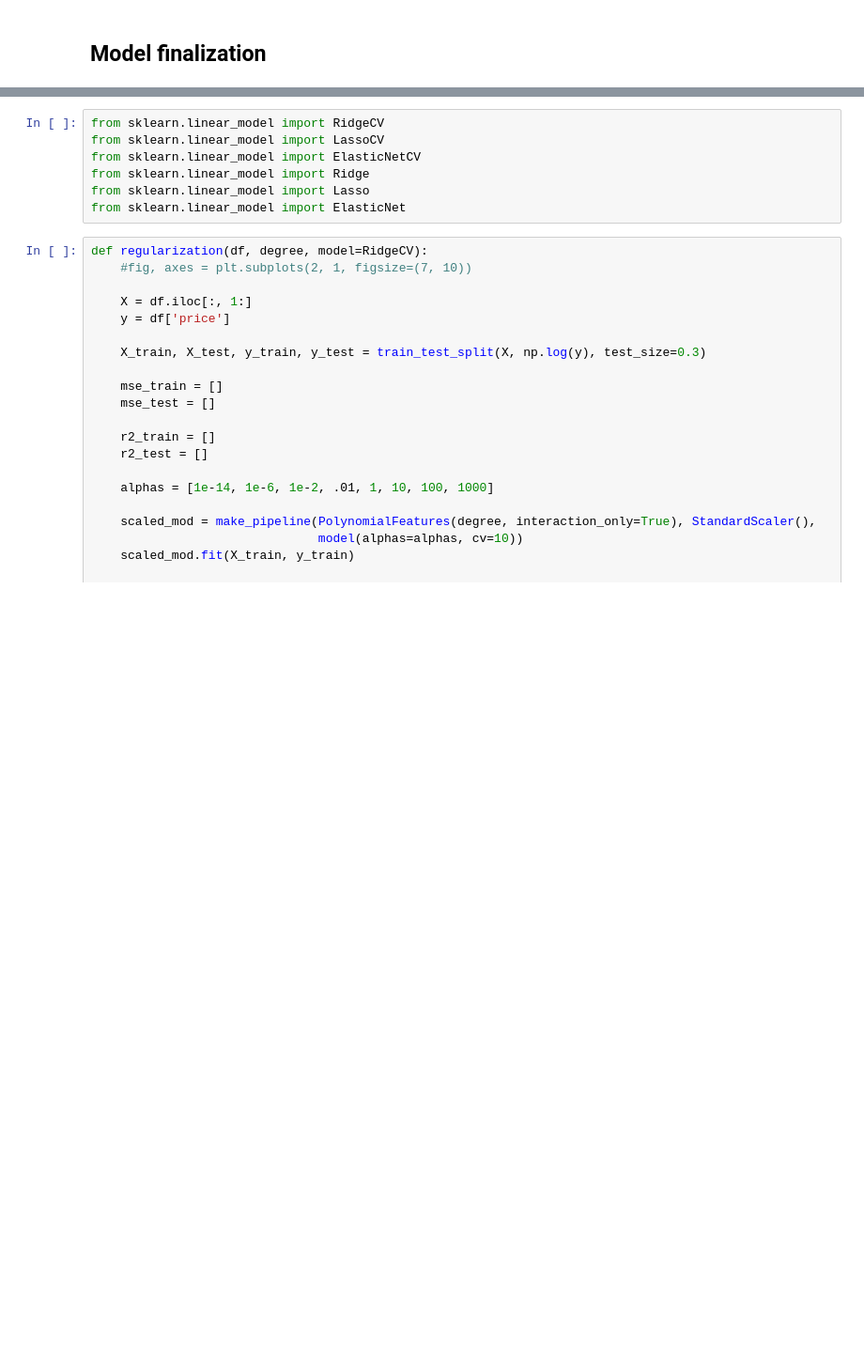
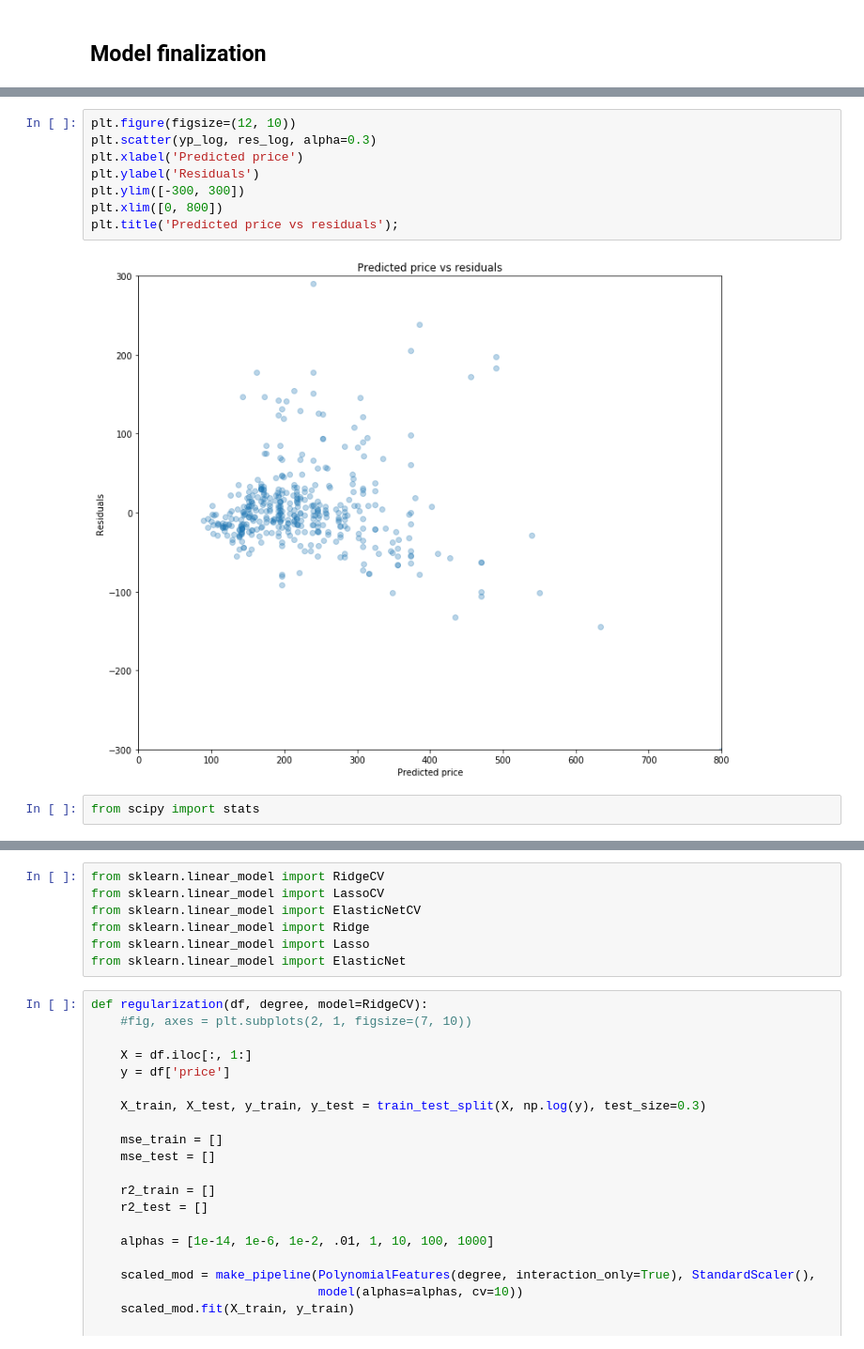
Before and after one commit to luketibbott/Desktop-linear-regression, a Jupyter notebook: model-newegg.ipynb, the cells around one changed output, grey strips where cells are left out. Shown: that part at 94% size. Cells and saved outputs as stored; diff of their text form; blank space fills up the shorter version.

```diff
--- a/model-newegg.ipynb
+++ b/model-newegg.ipynb
@@ -409,0 +279,12 @@ np.mean(te_mse)
+# %%
+plt.figure(figsize=(12, 10))
+plt.scatter(yp_log, res_log, alpha=0.3)
+plt.xlabel('Predicted price')
+plt.ylabel('Residuals')
+plt.ylim([-300, 300])
+plt.xlim([0, 800])
+plt.title('Predicted price vs residuals');
+# %% [output]
+[figure, added]
+# %%
+from scipy import stats
```
Also changed, not shown: parts of 91 cells of this notebook.
